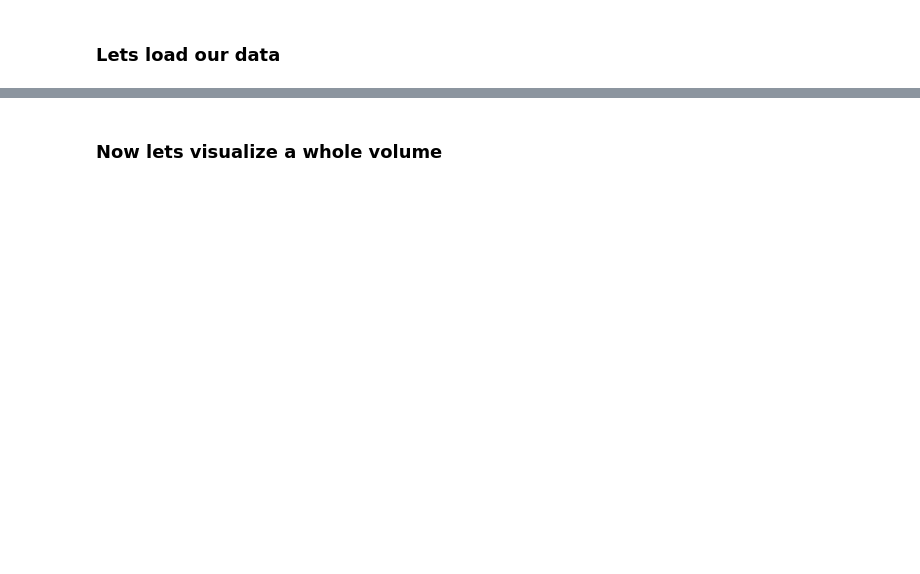
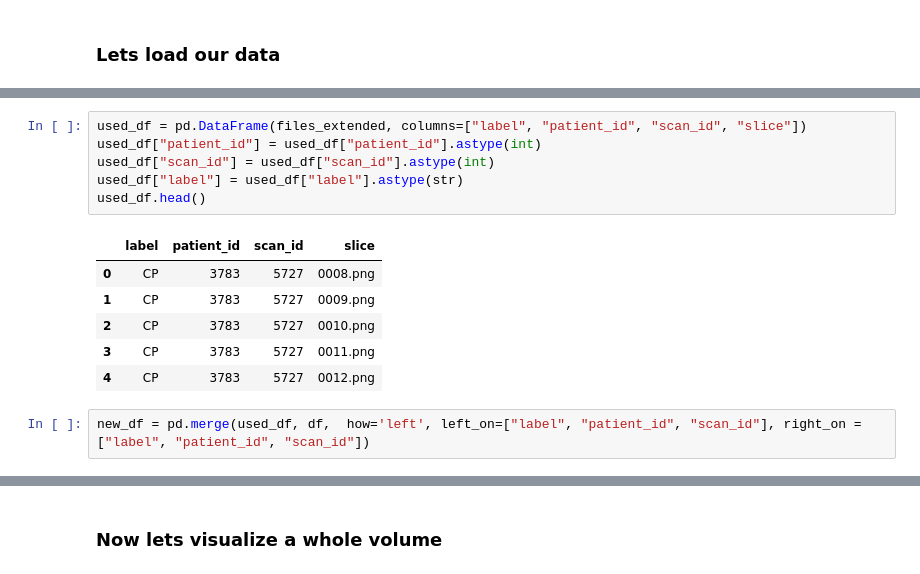
Before and after one commit to BastianSpatz/Deep-Bayesian-Active-Learning-for-Covid-19, a Jupyter notebook: notebooks/visualization.ipynb, the cells around one changed output, grey strips where cells are left out. Cells and saved outputs as stored; diff of their text form; blank space fills up the shorter version.

```diff
--- a/notebooks/visualization.ipynb
+++ b/notebooks/visualization.ipynb
@@ -48,0 +54,15 @@ from src.dataset.utils import balanced_active_learning_split
+# %%
+used_df = pd.DataFrame(files_extended, columns=["label", "patient_id", "scan_id", "slice"])
+used_df["patient_id"] = used_df["patient_id"].astype(int)
+used_df["scan_id"] = used_df["scan_id"].astype(int)
+used_df["label"] = used_df["label"].astype(str)
+used_df.head()
+# %% [output]
+|  | label | patient_id | scan_id | slice |
+| 0 | CP | 3783 | 5727 | 0008.png |
+| 1 | CP | 3783 | 5727 | 0009.png |
+| 2 | CP | 3783 | 5727 | 0010.png |
+| 3 | CP | 3783 | 5727 | 0011.png |
+| 4 | CP | 3783 | 5727 | 0012.png |
+# %%
+new_df = pd.merge(used_df, df,  how='left', left_on=["label", "patient_id", "scan_id"], right_on = ["label", "patient_id", "scan_id"])
```
Also changed, not shown: parts of 42 cells of this notebook, 26 other files.
